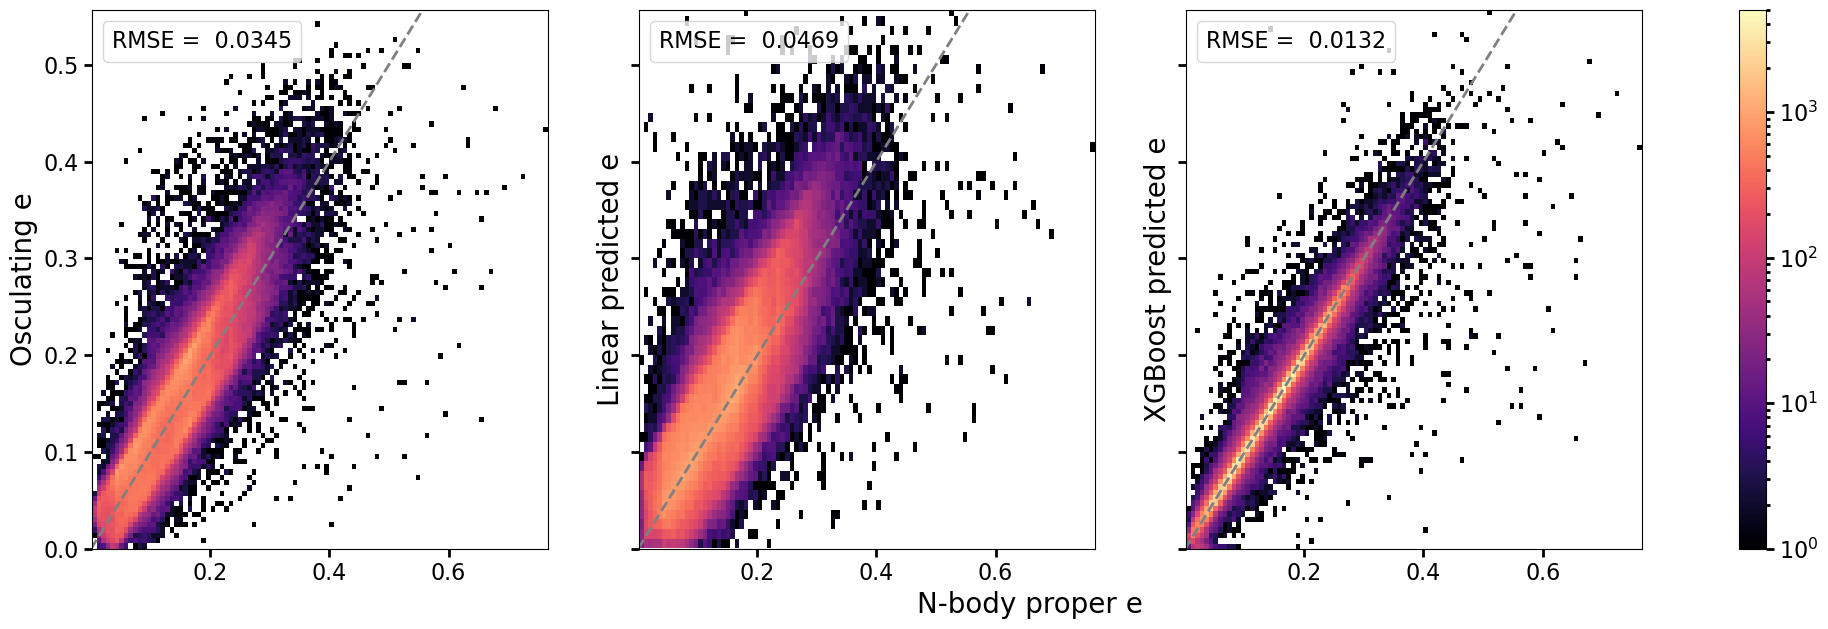
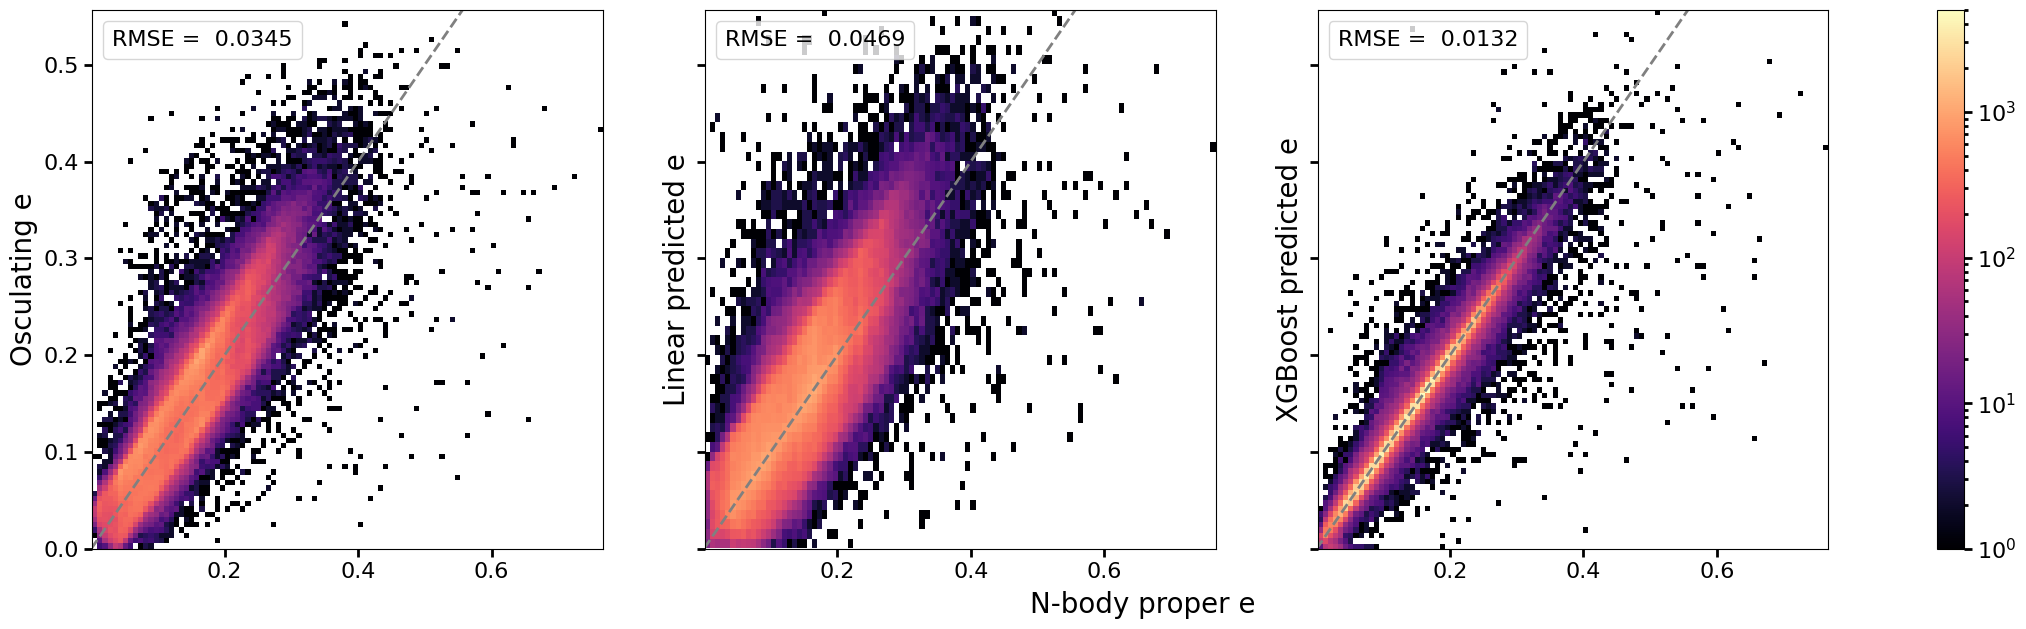
The notebook cell's code change between the first figure and the second:
--- before
+++ after
@@ -7,5 +7,5 @@
 })
 
-fig, axs = plt.subplots(1, 3, figsize=(25, 7), sharex=True, sharey=True)
+fig, axs = plt.subplots(1, 3, figsize=(28, 7), sharex=True, sharey=True)
 bins = 100
 cmap = mpl.cm.magma
@@ -51,4 +51,4 @@
 
 fig.supxlabel("N-body proper e", fontsize = 20)
-plt.savefig("./plots/comparisons_e.pdf")
+plt.savefig("./plots/comparisons_e.pdf", bbox_inches='tight')
 plt.show()

Commit: Remove whitespace around plots